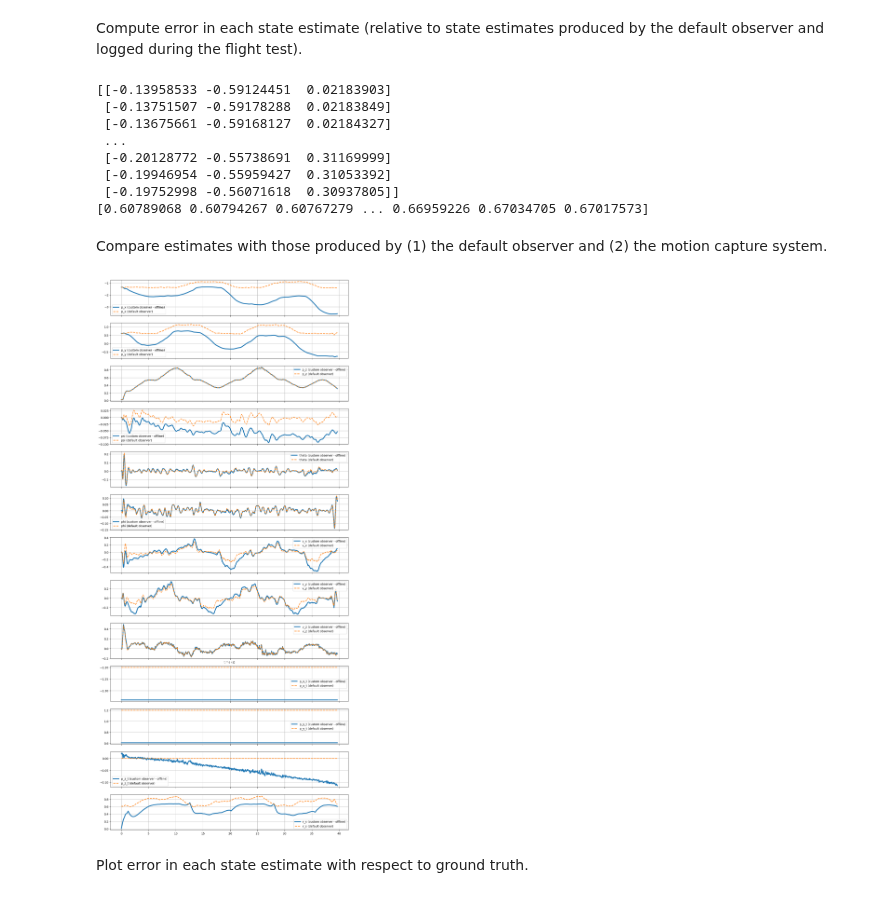
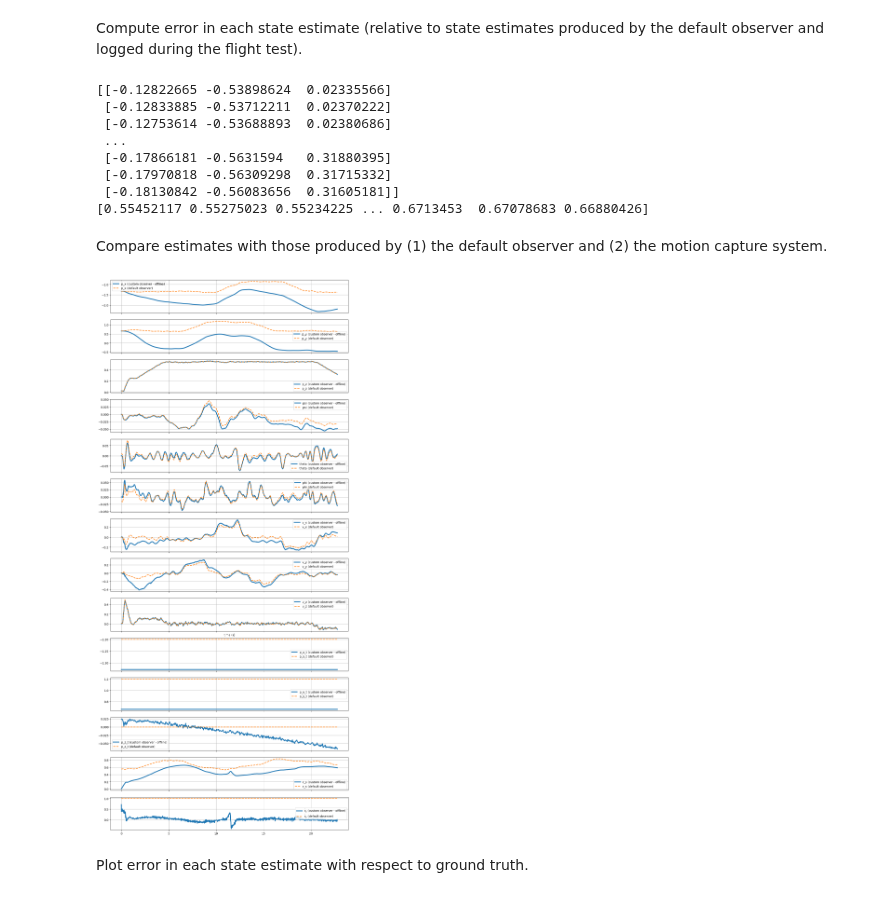
Before and after one commit to Chairless-maybe/crazyflie-client, a Jupyter notebook: project/offline-implementation.ipynb, the cells around one changed output. Drawn from its saved outputs; the diff is of its cells as text; code cells hidden in the pictures.

Commit message:
Drone flies and can somewhat track

```diff
--- a/project/offline-implementation.ipynb
+++ b/project/offline-implementation.ipynb
@@ -312,7 +312,7 @@ L = [[    0.000000    -0.000000    24.182550     0.000000]
 Load flight data.
 # %%
 # Load flight data
-raw_data_drone, raw_data_mocap = load_hardware_data('calibration_default_obs_varying_height.json')
+raw_data_drone, raw_data_mocap = load_hardware_data('calibration_default_obs_2.json')
 
 # Resample drone data
 data_drone = resample_data_drone(
@@ -383,6 +383,8 @@ p_x_t = 0.
 p_y_t = 0.
 p_z_t = 0.
 r_s = 0.
+r_s_minusone = 0.
+r_s_minustwo = 0.
 
 # Initialize storage (do not change)
 p_x_offline = np.zeros(len(t))
@@ -398,6 +400,7 @@ p_x_t_offline = np.zeros(len(t))
 p_y_t_offline = np.zeros(len(t))
 p_z_t_offline = np.zeros(len(t))
 r_s_offline = np.zeros(len(t))
+r_s_dot_offline = np.zeros(len(t))
 
 # Iterate over all time steps
 for i in range(len(t)):
@@ -428,7 +431,15 @@ for i in range(len(t)):
     p_y_t += dt * v_y
     p_z_t += dt * v_z
     # if i == 0:
+    r_s_minustwo = r_s_minusone
+    r_s_minusone = r_s
     r_s += dt * (- d_err)
+
+    print(r_s - r_s_minusone)
+
+    r_s_dot = (3. * r_s - 4. * r_s_minusone + r_s_minustwo) / (2. * dt)
+    # r_s_dot = (r_s - r_s_minusone) / dt
+
     # else:
     #     r_s += dt * ((v_x * p_x_t + v_y * p_y_t + v_z * p_z_t) / r_s  - d_err)
     #     r_s += dt * ((v_x * p_x_t + v_y * p_y_t + v_z * p_z_t) / r_s  - d_err)
@@ -462,3 +473,4 @@ for i in range(len(t)):
     p_y_t_offline[i] = p_y_t
     p_z_t_offline[i] = p_z_t
     r_s_offline[i] = r_s
+    r_s_dot_offline[i] = r_s_dot
@@ -485,14 +515,14 @@ r_s_default = np.array([np.linalg.norm(p) for p in p_b_t_default])
 print(p_b_t_default)
 print(r_s_default)
 # %% [output]
-[[-0.13958533 -0.59124451  0.02183903]
- [-0.13751507 -0.59178288  0.02183849]
- [-0.13675661 -0.59168127  0.02184327]
+[[-0.12822665 -0.53898624  0.02335566]
+ [-0.12833885 -0.53712211  0.02370222]
+ [-0.12753614 -0.53688893  0.02380686]
  ...
- [-0.20128772 -0.55738691  0.31169999]
- [-0.19946954 -0.55959427  0.31053392]
- [-0.19752998 -0.56071618  0.30937805]]
-[0.60789068 0.60794267 0.60767279 ... 0.66959226 0.67034705 0.67017573]
+ [-0.17866181 -0.5631594   0.31880395]
+ [-0.17970818 -0.56309298  0.31715332]
+ [-0.18130842 -0.56083656  0.31605181]]
+[0.55452117 0.55275023 0.55234225 ... 0.6713453  0.67078683 0.66880426]
 # %%
 p_x_err = p_x_offline - p_x_default
 p_y_err = p_y_offline - p_y_default
@@ -519,35 +549,37 @@ def comparison_plot(t, s_offline, s_default, name, ax, s_mocap=None):
     ax.grid()
 
 fig, (ax_p_x,
       ax_p_y,
       ax_p_z,
       ax_psi,
       ax_theta,
       ax_phi,
       ax_v_x,
       ax_v_y,
       ax_v_z,
       ax_p_x_t,
       ax_p_y_t,
       ax_p_z_t,
-      ax_r_s) = plt.subplots(13, 1, figsize=(15, 35), sharex=True)
+      ax_r_s,
+      ax_r_s_dot) = plt.subplots(14, 1, figsize=(15, 35), sharex=True)
 comparison_plot(t, p_x_offline, p_x_default, 'p_x', ax_p_x)
 comparison_plot(t, p_y_offline, p_y_default, 'p_y', ax_p_y)
 comparison_plot(t, p_z_offline, p_z_default, 'p_z', ax_p_z)
 comparison_plot(t, psi_offline, psi_default, 'psi', ax_psi)
 comparison_plot(t, theta_offline, theta_default, 'theta', ax_theta)
 comparison_plot(t, phi_offline, phi_default, 'phi', ax_phi)
 comparison_plot(t, v_x_offline, v_x_default, 'v_x', ax_v_x)
 comparison_plot(t, v_y_offline, v_y_default, 'v_y', ax_v_y)
 comparison_plot(t, v_z_offline, v_z_default, 'v_z', ax_v_z)
 comparison_plot(t, p_x_t_w_offline, p_x_t_w * np.ones(len(t)), 'p_x_t', ax_p_x_t)
 comparison_plot(t, p_y_t_w_offline, p_y_t_w * np.ones(len(t)), 'p_y_t', ax_p_y_t)
 comparison_plot(t, p_z_t_w_offline, p_z_t_w * np.ones(len(t)), 'p_z_t', ax_p_z_t)
 comparison_plot(t, r_s_offline, r_s_default, 'r_s', ax_r_s)
+comparison_plot(t, r_s_dot_offline, np.ones(len(t)), r'$\dot{r}_s$', ax_r_s_dot)
 ax_v_z.set_xlabel('time (s)')
 plt.show()
 # %% [output]
-[figure, old version]
+[figure, new version]
 # %% [markdown]
 Plot error in each state estimate with respect to ground truth.
 # %%
```
Also changed, not shown: parts of 3 cells of this notebook, 6 other files.
